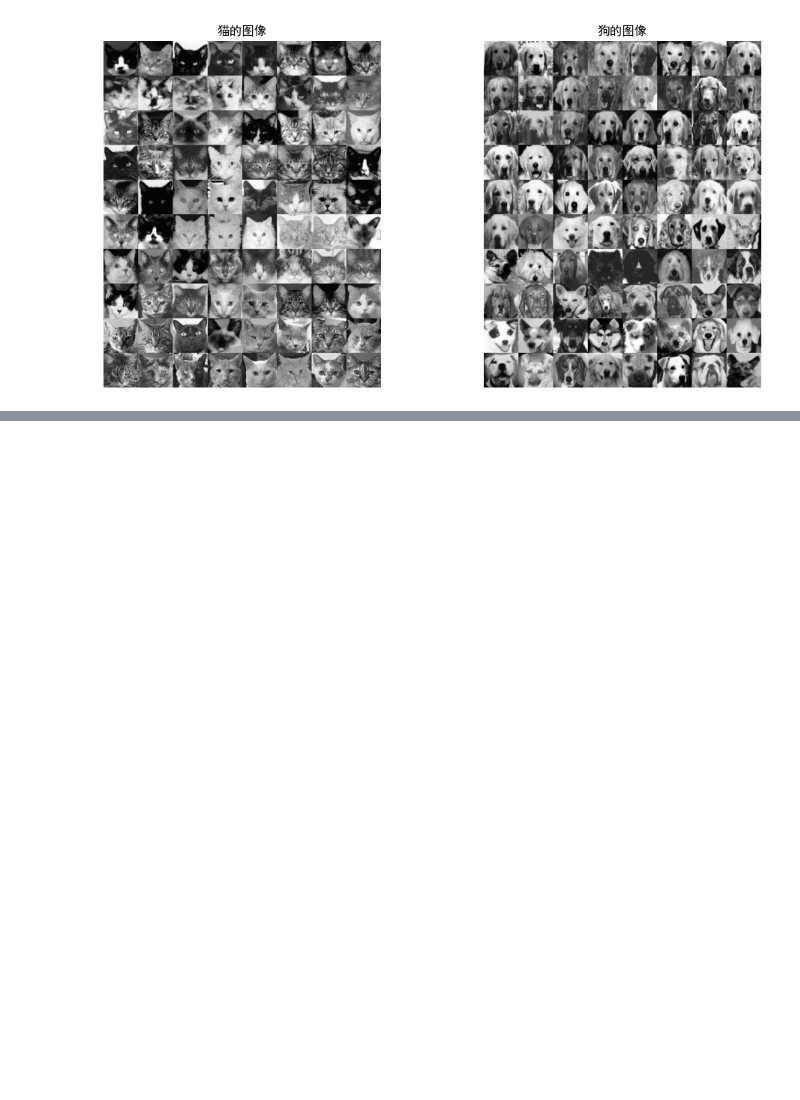
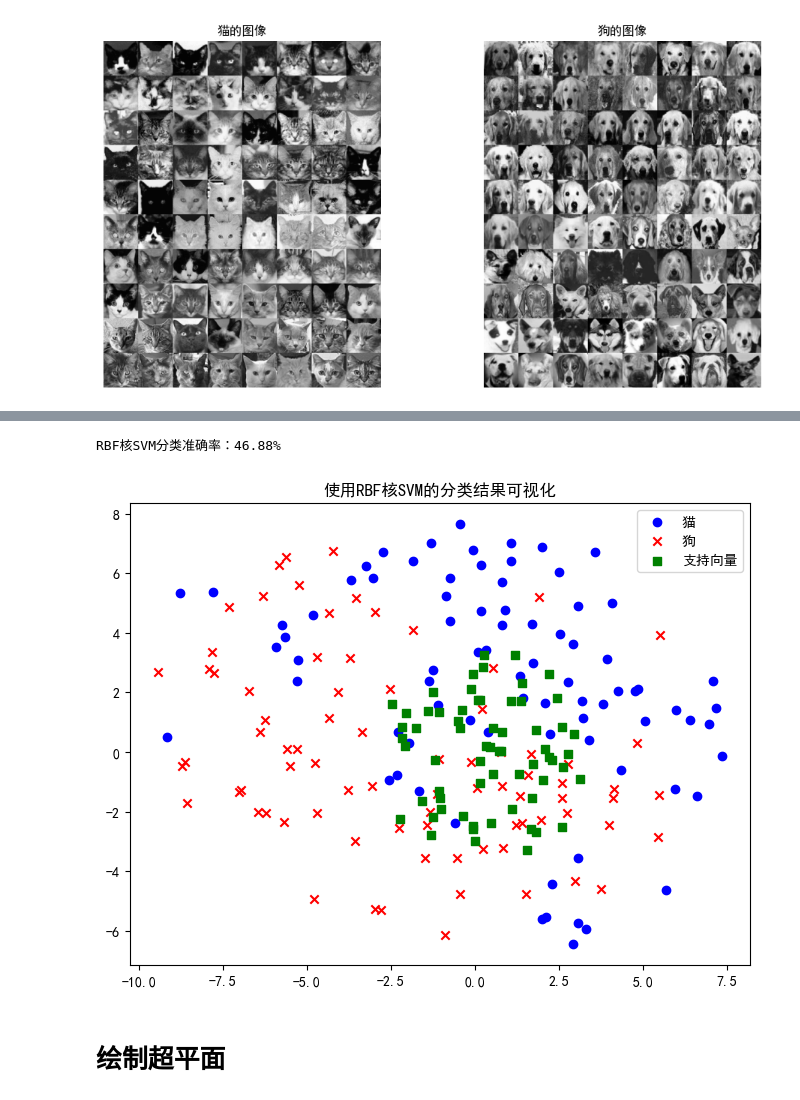
Before and after one commit to W-ayang/Junior_course, a Jupyter notebook: 机器学习/实验/实验三/py.ipynb, the cells around one changed output, grey strips where cells are left out. Drawn from its saved outputs; the diff is of its cells as text; code cells hidden in the pictures; blank space fills up the shorter version.

```diff
--- a/机器学习/实验/实验三/py.ipynb
+++ b/机器学习/实验/实验三/py.ipynb
@@ -129,3 +238,51 @@ X = pca.fit_transform(X)
+# %%
+from sklearn.svm import SVC
+from sklearn.metrics import accuracy_score
+from sklearn.manifold import TSNE
+import matplotlib.pyplot as plt
+import numpy as np
+
+# 2. 数据分割
+X_train, X_test, y_train, y_test = train_test_split(X, y, test_size=0.6, random_state=41)
+# 创建RBF核SVM分类器
+rbf_clf = SVC(kernel='rbf', C=20, gamma=0.1, random_state=40)
+
+# 训练RBF核SVM模型
+rbf_clf.fit(X_train, y_train)
+
+# 使用RBF核SVM进行预测
+y_pred_rbf = rbf_clf.predict(X_test)
+
+# 计算分类准确率
+accuracy_rbf = accuracy_score(y_test, y_pred_rbf)
+print(f'RBF核SVM分类准确率：{accuracy_rbf * 100:.2f}%')
+
+# 使用 t-SNE 将数据降维到二维空间进行可视化
+tsne = TSNE(n_components=2, perplexity=30, random_state=41)
+X_2d_rbf = tsne.fit_transform(X)
+
+# 提取猫和狗的样本
+cat_samples_rbf = X_2d_rbf[:80]
+dog_samples_rbf = X_2d_rbf[80:]
+
+# 绘制散点图
+plt.figure(figsize=(8, 6))
+plt.scatter(cat_samples_rbf[:, 0], cat_samples_rbf[:, 1], label='猫', c='blue', marker='o')
+plt.scatter(dog_samples_rbf[:, 0], dog_samples_rbf[:, 1], label='狗', c='red', marker='x')
+plt.title('使用RBF核SVM的分类结果可视化')
+
+# 绘制支持向量
+support_vectors_rbf = rbf_clf.support_vectors_
+sv_2d_rbf = tsne.fit_transform(support_vectors_rbf)
+plt.scatter(sv_2d_rbf[:, 0], sv_2d_rbf[:, 1], c='green', marker='s', label='支持向量')
+
+plt.legend()
+plt.show()
+# %% [output]
+RBF核SVM分类准确率：46.88%
+[figure, added]
+# %% [markdown]
+# 绘制超平面
 # %%
 # # 计算混淆矩阵
 # conf_matrix = confusion_matrix(y_test, y_pred)
```
Also changed, not shown: parts of 11 cells of this notebook, 16 other files.
